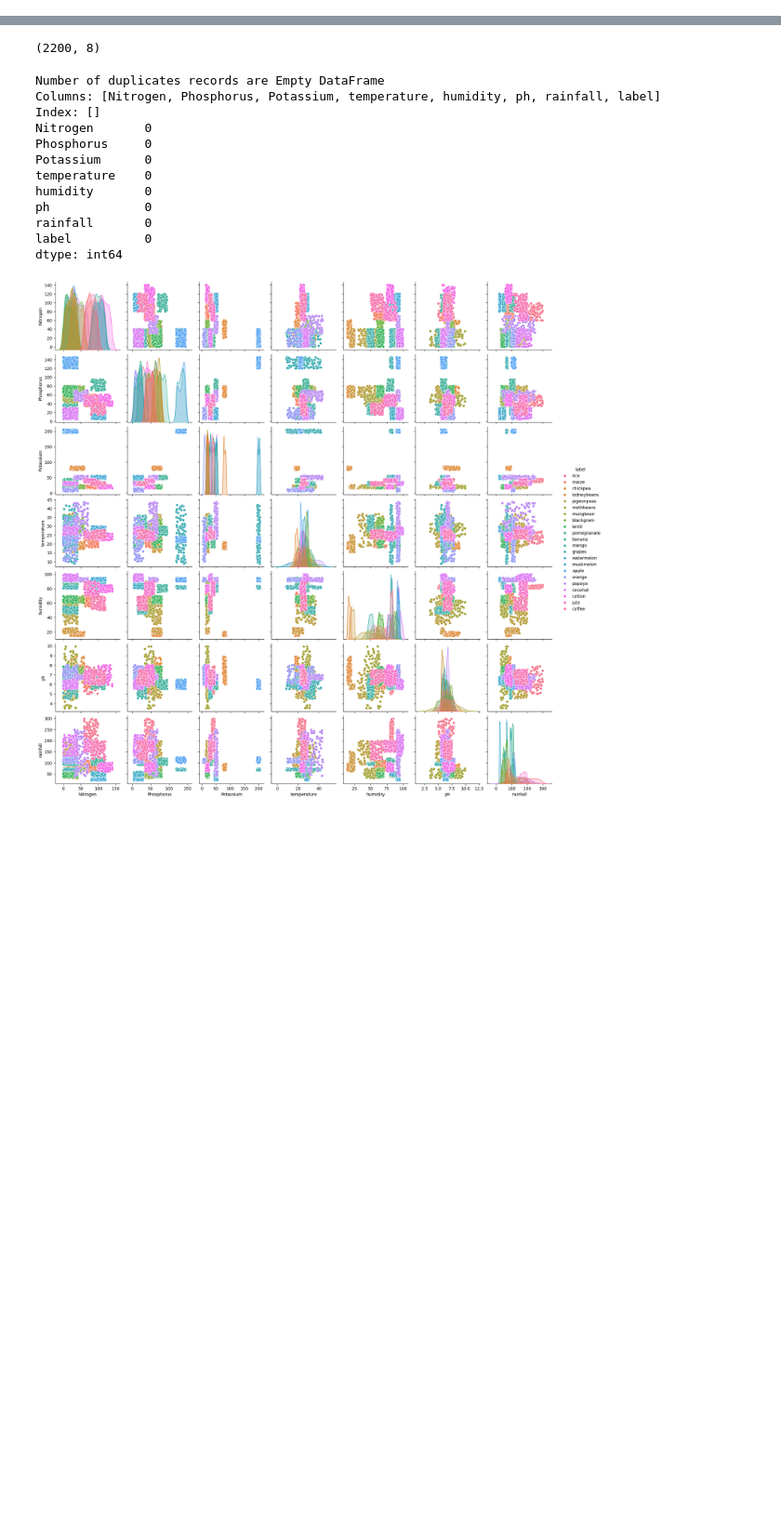
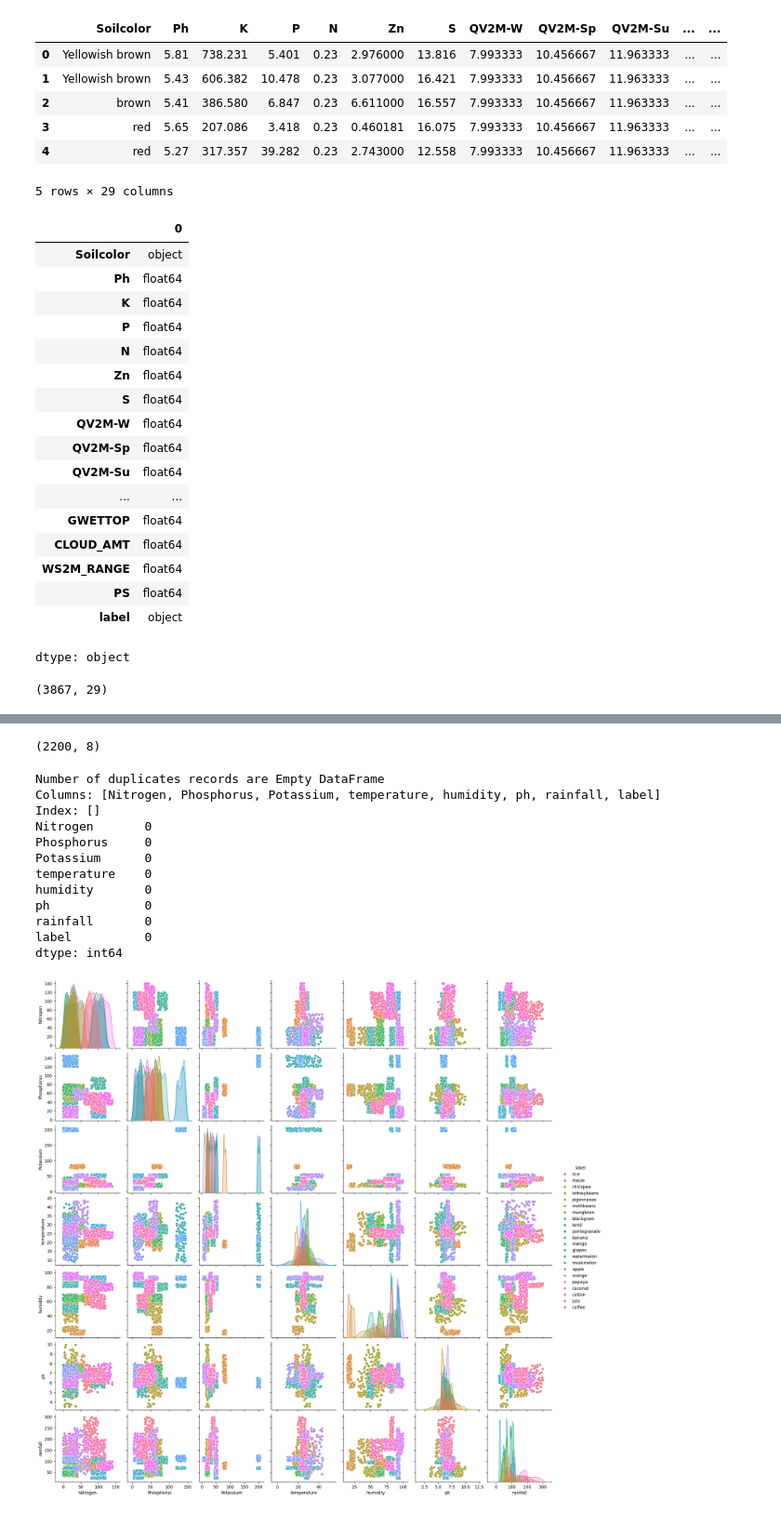
Before and after one commit to Shahmeer-Ahmed/Crop_Recommendation_System_DS_FA24, a Jupyter notebook: MLProject (2).ipynb, the cells around one changed output, grey strips where cells are left out. Shown at 93% size. Cells and saved outputs as stored; diff of their text form; code cells hidden in the pictures; blank space fills up the shorter version.

```diff
--- a/MLProject (2).ipynb
+++ b/MLProject (2).ipynb
@@ -39,0 +90,32 @@ df.head()
+# %%
+df2 = pd.read_csv("Crop_Recommendation_using_Soil_Properties_and_Weather_Prediction.csv")
+display(df2.head())
+display(df2.dtypes)
+display(df2.shape)
+# %% [output]
+|  | Soilcolor | Ph | K | P | N | Zn | S | QV2M-W | QV2M-Sp | QV2M-Su | ... | ... |
+| 0 | Yellowish brown | 5.81 | 738.231 | 5.401 | 0.23 | 2.976000 | 13.816 | 7.993333 | 10.456667 | 11.963333 | ... | ... |
+| 1 | Yellowish brown | 5.43 | 606.382 | 10.478 | 0.23 | 3.077000 | 16.421 | 7.993333 | 10.456667 | 11.963333 | ... | ... |
+| 2 | brown | 5.41 | 386.580 | 6.847 | 0.23 | 6.611000 | 16.557 | 7.993333 | 10.456667 | 11.963333 | ... | ... |
+| 3 | red | 5.65 | 207.086 | 3.418 | 0.23 | 0.460181 | 16.075 | 7.993333 | 10.456667 | 11.963333 | ... | ... |
+| 4 | red | 5.27 | 317.357 | 39.282 | 0.23 | 2.743000 | 12.558 | 7.993333 | 10.456667 | 11.963333 | ... | ... |
+5 rows × 29 columns
+|  | 0 |
+| Soilcolor | object |
+| Ph | float64 |
+| K | float64 |
+| P | float64 |
+| N | float64 |
+| Zn | float64 |
+| S | float64 |
+| QV2M-W | float64 |
+| QV2M-Sp | float64 |
+| QV2M-Su | float64 |
+| ... | ... |
+| GWETTOP | float64 |
+| CLOUD_AMT | float64 |
+| WS2M_RANGE | float64 |
+| PS | float64 |
+| label | object |
+dtype: object
+(3867, 29)
```
Also changed, not shown: parts of 12 cells of this notebook.
